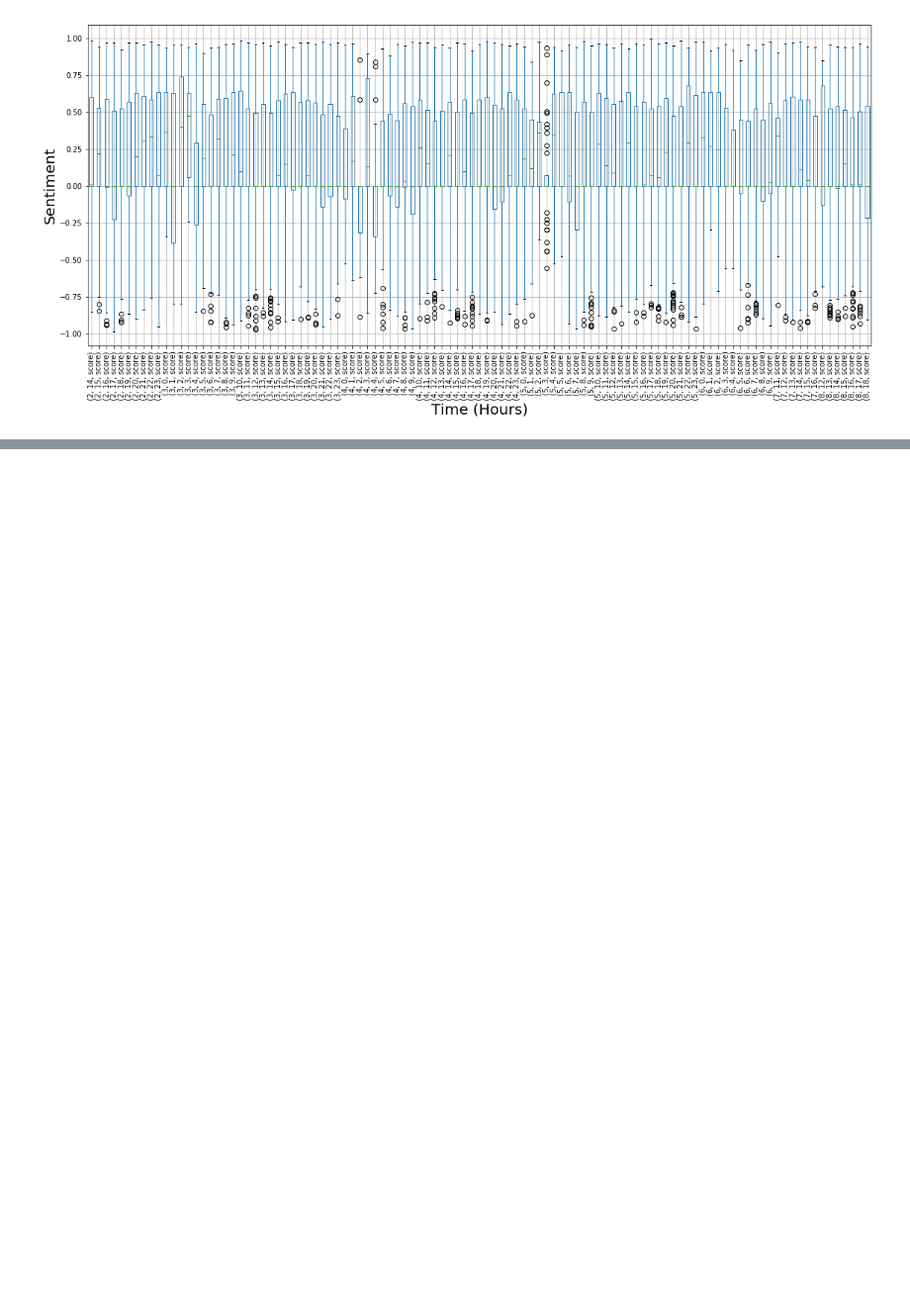
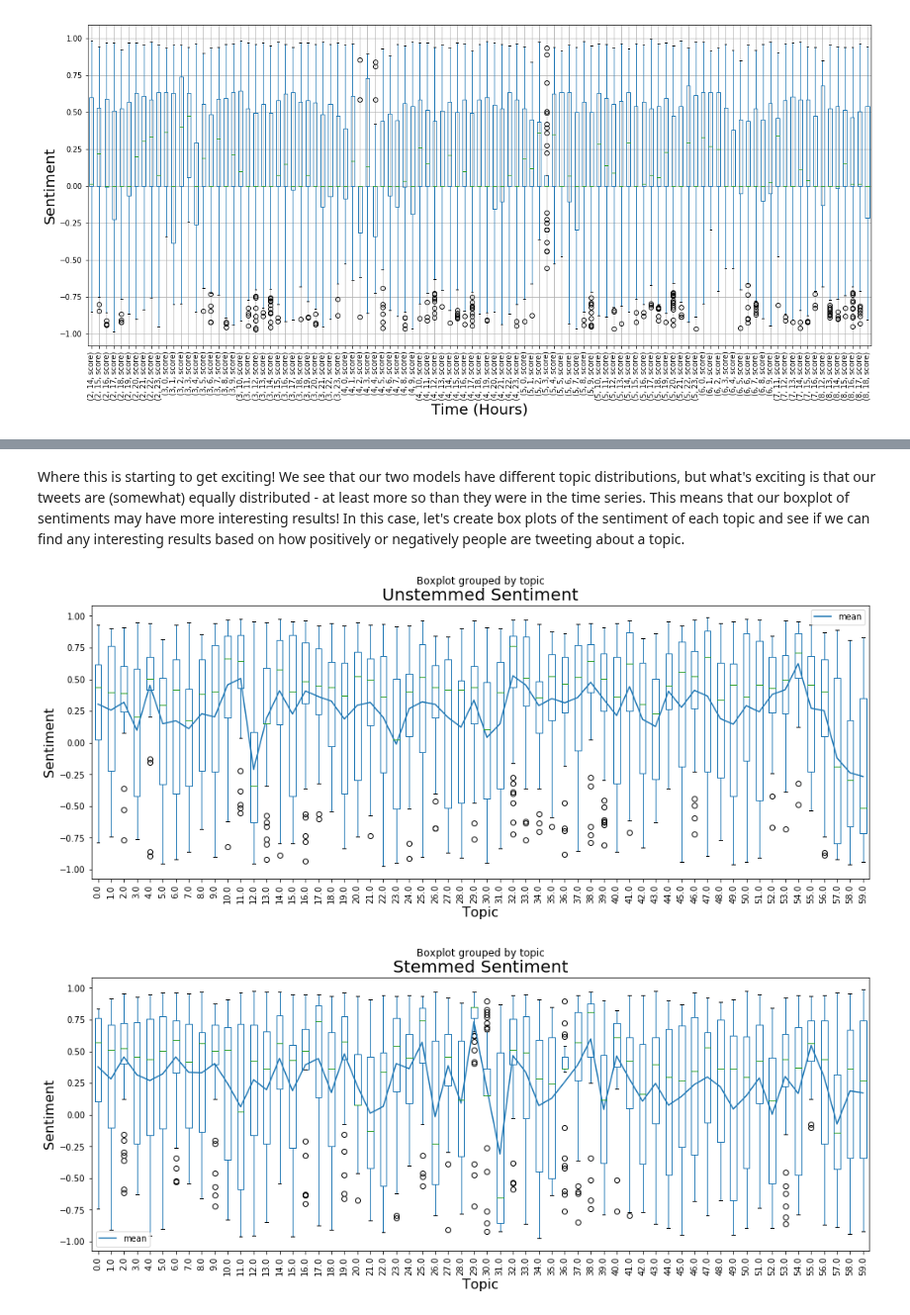
Before and after one commit to cybera/data-science-for-entrepreneurs-workshops, a Jupyter notebook: sentiment.ipynb, the cells around one changed output, grey strips where cells are left out. Shown at 99% size. Saved outputs shown, nothing was run; the diff lists cells and outputs as text; code cells hidden in the pictures; blank space fills up the shorter version.

```diff
--- a/sentiment.ipynb
+++ b/sentiment.ipynb
@@ -502,0 +575,43 @@ df_dominant_topic.groupby('topic')['score'].count().plot(kind='bar', figsize=(20
+# %% [markdown]
+Where this is starting to get exciting! We see that our two models have different topic distributions, but what's exciting is that our tweets are (somewhat) equally distributed - at least more so than they were in the time series. This means that our boxplot of sentiments may have more interesting results! In this case, let's create box plots of the sentiment of each topic and see if we can find any interesting results based on how positively or negatively people are tweeting about a topic.
+# %%
+
+
+ax = dom_topics_unstemmed[dom_topics_unstemmed.score !=0].boxplot(figsize = (16,6), column=['score'], by='topic', rot=90)
+
+# Weird off by one error, need to move the mean over.
+def shift(df):
+    df.topic +=1
+    return df
+
+plot_df = dom_topics_unstemmed[dom_topics_unstemmed.score !=0].groupby('topic').mean().reset_index().apply(shift, axis=1).copy()
+
+plot_df.plot(kind='line',
+            rot=90,
+            y = 'score',
+            ax = ax,
+            x = 'topic',
+            label ='mean')
+ax.set_xlabel("Topic", size = 16)
+ax.set_ylabel("Sentiment", size = 16)
+ax.set_title("Unstemmed Sentiment", size = 20)
+plt.show()
+
+ax2 = dom_topics_stemmed[dom_topics_stemmed.score !=0].boxplot(figsize = (16,6), column=['score'], by='topic', rot=90)
+
+plot_df = dom_topics_stemmed[dom_topics_stemmed.score !=0].groupby('topic').mean().reset_index().apply(shift, axis=1).copy()
+
+plot_df.plot(kind='line',
+            rot=90,
+            y = 'score',
+            ax = ax2,
+            x = 'topic', label ='mean')
+ax2.set_xlabel("Topic", size = 16)
+ax2.set_ylabel("Sentiment", size = 16)
+ax2.set_title("Stemmed Sentiment", size = 20)
+plt.show()
+
+hide_me()
+# %% [output]
+[figure, added]
+[figure, added]
```
Also changed, not shown: parts of 55 cells of this notebook, 1 other file.
